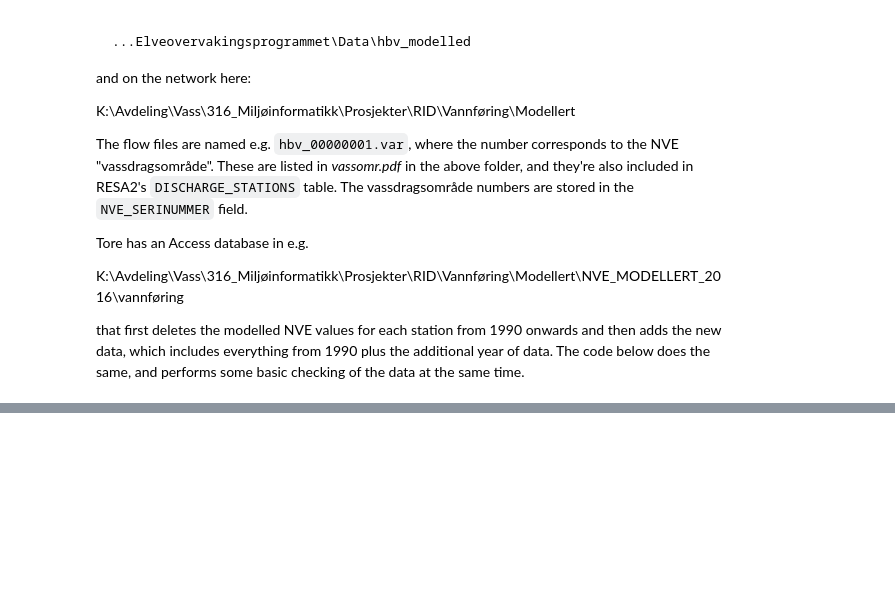
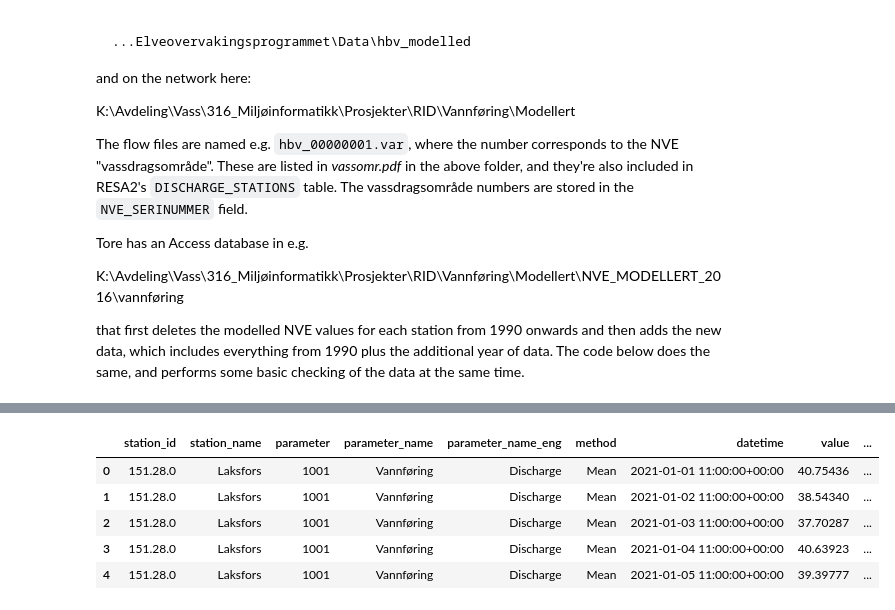
Before and after one commit to JamesSample/rid, a Jupyter notebook: notebooks/update_flow_nve_hydapi.ipynb, the cells around one changed output, grey strips where cells are left out. Cells and saved outputs as stored; diff of their text form; code cells hidden in the pictures; blank space fills up the shorter version.

```diff
--- a/notebooks/update_flow_nve_hydapi.ipynb
+++ b/notebooks/update_flow_nve_hydapi.ipynb
@@ -330,0 +442,16 @@ for file_path in file_list:
+# %%
+# Get discharge
+par_ids = [1001]
+st_dt = f"{year}-01-01"
+end_dt = f"{year + 1}-01-01"
+q_df = nivapy.da.query_nve_hydapi(
+    nve_stn_ids, par_ids, st_dt, end_dt, resolution=1440, api_key=api_key
+)
+q_df.head()
+# %% [output]
+|  | station_id | station_name | parameter | parameter_name | parameter_name_eng | method | datetime | value | ... |
+| 0 | 151.28.0 | Laksfors | 1001 | Vannføring | Discharge | Mean | 2021-01-01 11:00:00+00:00 | 40.75436 | ... |
+| 1 | 151.28.0 | Laksfors | 1001 | Vannføring | Discharge | Mean | 2021-01-02 11:00:00+00:00 | 38.54340 | ... |
+| 2 | 151.28.0 | Laksfors | 1001 | Vannføring | Discharge | Mean | 2021-01-03 11:00:00+00:00 | 37.70287 | ... |
+| 3 | 151.28.0 | Laksfors | 1001 | Vannføring | Discharge | Mean | 2021-01-04 11:00:00+00:00 | 40.63923 | ... |
+| 4 | 151.28.0 | Laksfors | 1001 | Vannføring | Discharge | Mean | 2021-01-05 11:00:00+00:00 | 39.39777 | ... |
```
Also changed, not shown: parts of 20 cells of this notebook, 10 other files.
